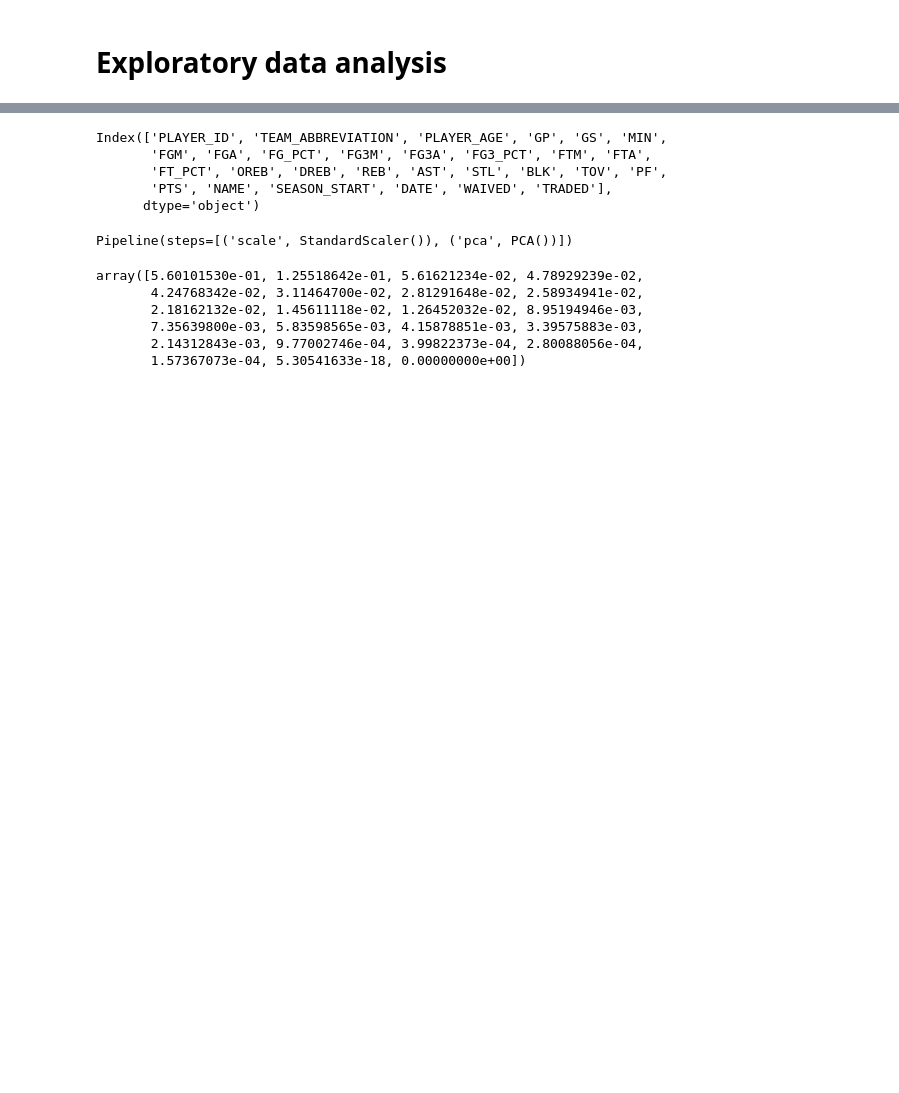
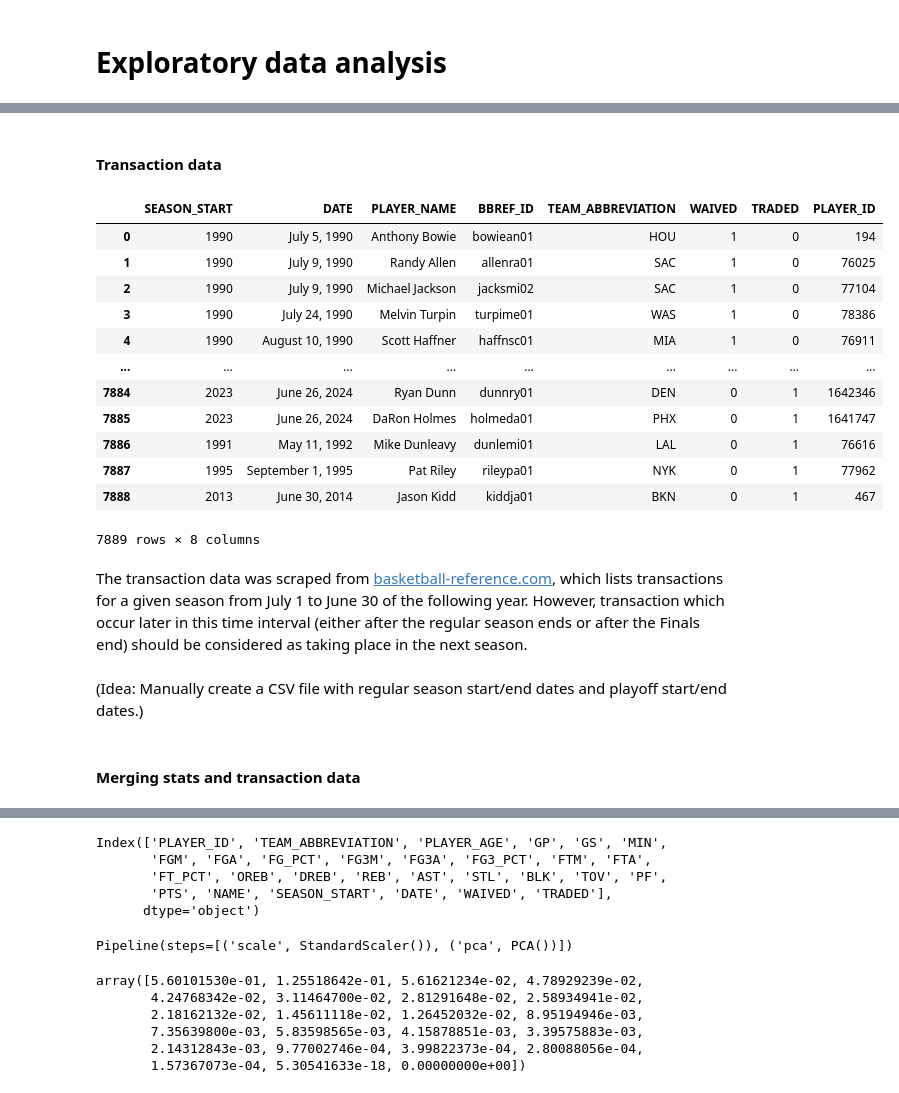
Before and after one commit to aapandy2/predicting_nba_player_retention, a Jupyter notebook: exploratory_data_analysis.ipynb, the cells around one changed output, grey strips where cells are left out. Saved outputs shown, nothing was run; the diff lists cells and outputs as text; code cells hidden in the pictures; blank space fills up the shorter version.

```diff
--- a/exploratory_data_analysis.ipynb
+++ b/exploratory_data_analysis.ipynb
@@ -34 +82,20 @@ transaction_df.head()
+# %% [markdown]
+#### Transaction data
+# %%
+transaction_df = pd.read_csv("./Data/transaction_data/transaction_data.csv")
+transaction_df
+# %% [output]
+|  | SEASON_START | DATE | PLAYER_NAME | BBREF_ID | TEAM_ABBREVIATION | WAIVED | TRADED | PLAYER_ID |
+| 0 | 1990 | July 5, 1990 | Anthony Bowie | bowiean01 | HOU | 1 | 0 | 194 |
+| 1 | 1990 | July 9, 1990 | Randy Allen | allenra01 | SAC | 1 | 0 | 76025 |
+| 2 | 1990 | July 9, 1990 | Michael Jackson | jacksmi02 | SAC | 1 | 0 | 77104 |
+| 3 | 1990 | July 24, 1990 | Melvin Turpin | turpime01 | WAS | 1 | 0 | 78386 |
+| 4 | 1990 | August 10, 1990 | Scott Haffner | haffnsc01 | MIA | 1 | 0 | 76911 |
+| ... | ... | ... | ... | ... | ... | ... | ... | ... |
+| 7884 | 2023 | June 26, 2024 | Ryan Dunn | dunnry01 | DEN | 0 | 1 | 1642346 |
+| 7885 | 2023 | June 26, 2024 | DaRon Holmes | holmeda01 | PHX | 0 | 1 | 1641747 |
+| 7886 | 1991 | May 11, 1992 | Mike Dunleavy | dunlemi01 | LAL | 0 | 1 | 76616 |
+| 7887 | 1995 | September 1, 1995 | Pat Riley | rileypa01 | NYK | 0 | 1 | 77962 |
+| 7888 | 2013 | June 30, 2014 | Jason Kidd | kiddja01 | BKN | 0 | 1 | 467 |
+7889 rows × 8 columns
 # %%
@@ -35 +104,7 @@ transaction_df.head()
 transaction_df.drop(columns=["PLAYER_NAME", "BBREF_ID"], inplace=True)
+# %% [markdown]
+The transaction data was scraped from [basketball-reference.com](https://www.basketball-reference.com/), which lists transactions for a given season from July 1 to June 30 of the following year. However, transaction which occur later in this time interval (either after the regular season ends or after the Finals end) should be considered as taking place in the next season.
+# %% [markdown]
+(Idea: Manually create a CSV file with regular season start/end dates and playoff start/end dates.)
+# %% [markdown]
+#### Merging stats and transaction data
```
Also changed, not shown: parts of 38 cells of this notebook.
